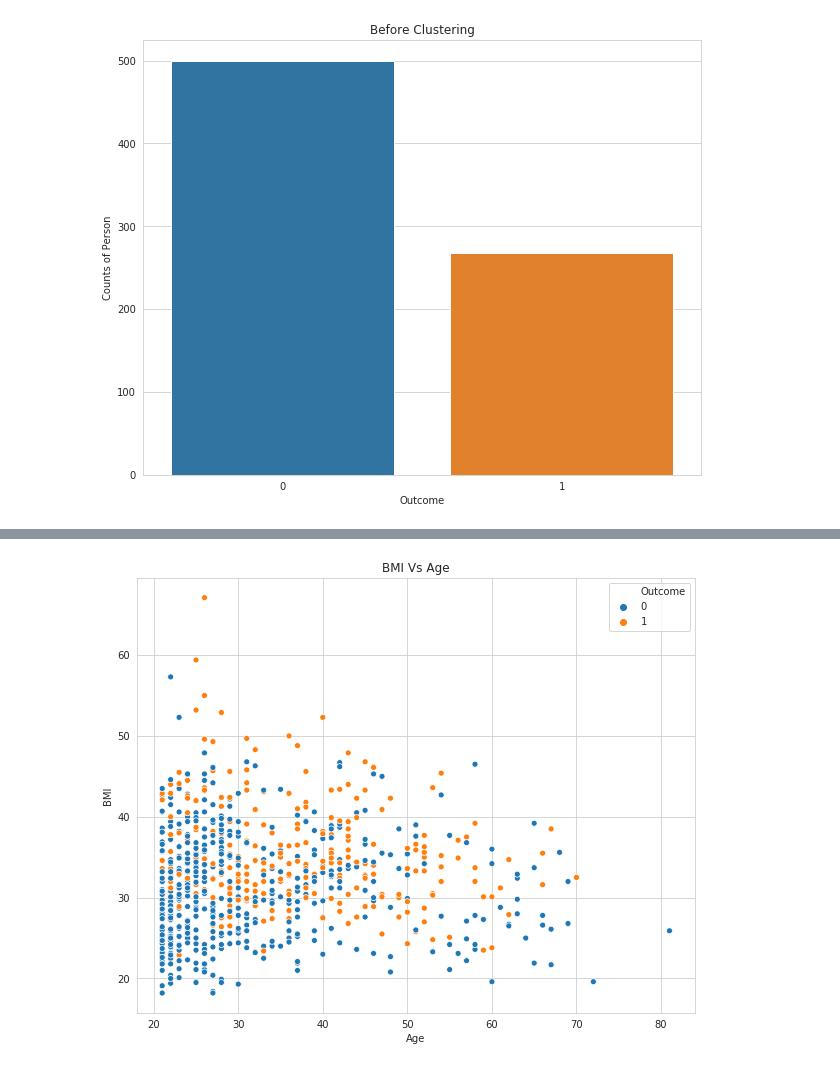
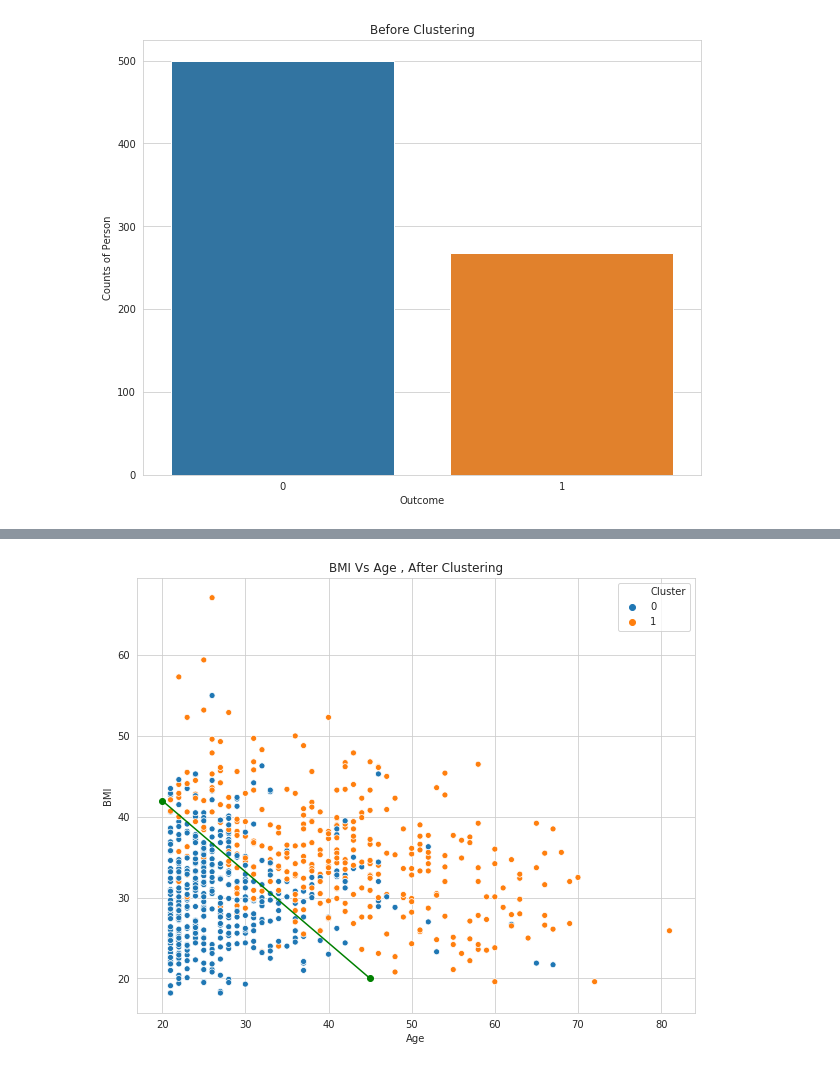
Before and after one commit to BahramJannesar/PimaIndiansDiabetsMachineLearning, a Jupyter notebook: Diabets Clustering.ipynb, the cells around one changed output, grey strips where cells are left out. Cells and saved outputs as stored; diff of their text form; code cells hidden in the pictures.

```diff
--- a/Diabets Clustering.ipynb
+++ b/Diabets Clustering.ipynb
@@ -145,10 +157,13 @@ plt.show()
 # %%
 plt.figure(figsize=(10, 8))
 sns.set_style("whitegrid")
-sns.scatterplot(x = 'Age' , y = 'BMI' , data = diabets , hue = 'Outcome')
+sns.scatterplot(x = 'Age' , y = 'BMI' , data = diabets , hue = 'Cluster')
 plt.xlabel('Age')
 plt.ylabel('BMI')
-plt.title('BMI Vs Age')
+plt.title('BMI Vs Age , After Clustering')
+x1, y1 = [20, 45], [42,20]
+plt.plot(x1, y1, marker = 'o' , c = 'g')
 plt.show()
+plt.show()
 # %% [output]
-[figure, old version]
+[figure, new version]
```
Also changed, not shown: parts of 7 cells of this notebook, 11 other files.
